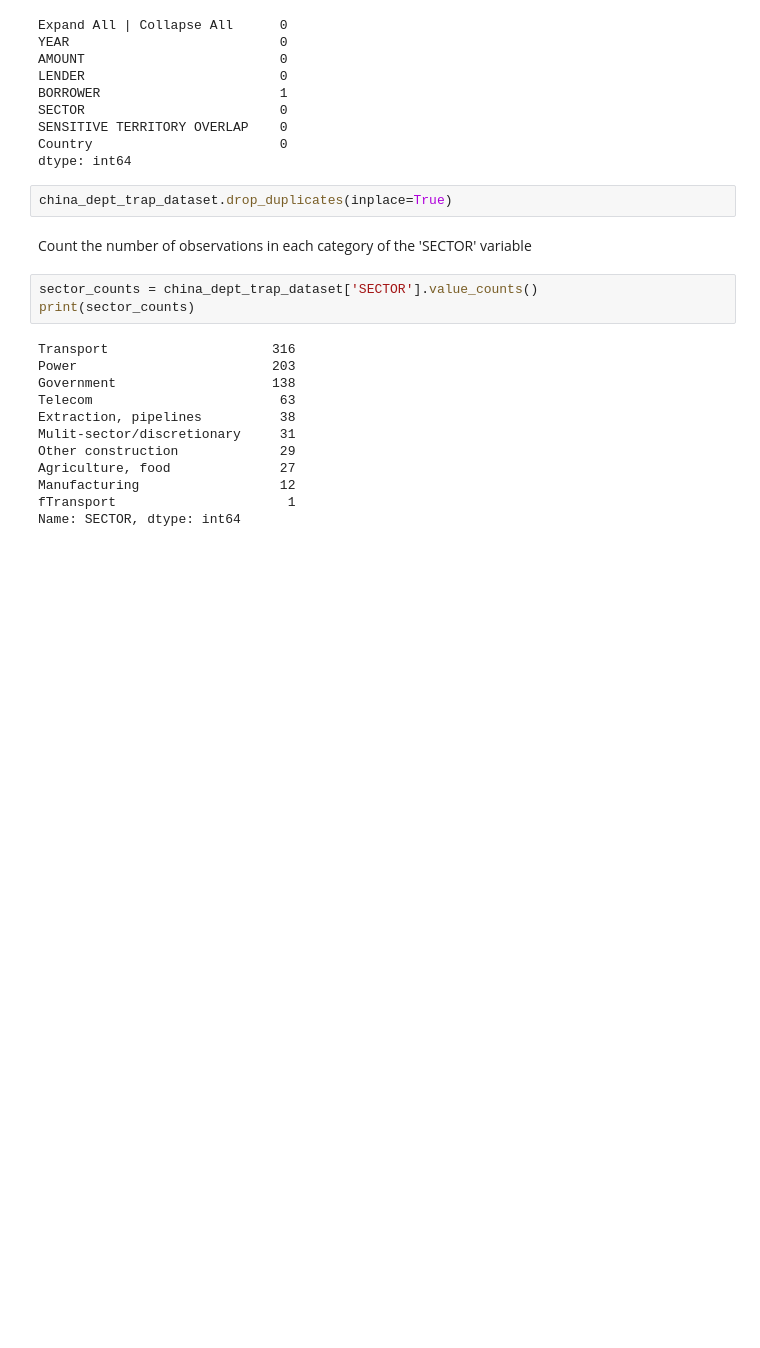
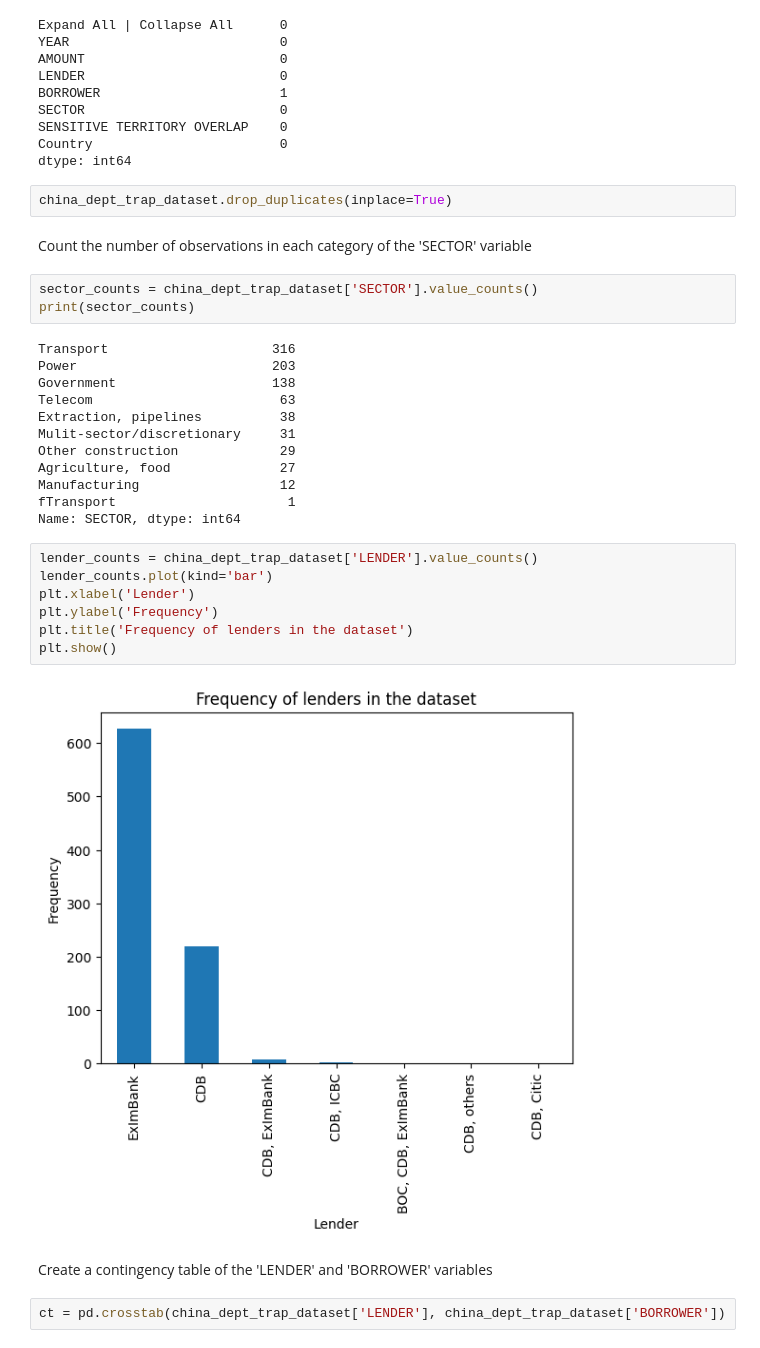
Before and after one commit to Astha2410/china_debt_trap_analysis, a Jupyter notebook: Analysis_1.ipynb, the cells around one changed output. Saved outputs shown, nothing was run; the diff lists cells and outputs as text; blank space fills up the shorter version.

Commit message:
created contingency table and then performed chi-squared test of independence

```diff
--- a/Analysis_1.ipynb
+++ b/Analysis_1.ipynb
@@ -53,3 +54,16 @@ Agriculture, food              27
 Manufacturing                  12
 fTransport                      1
 Name: SECTOR, dtype: int64
+# %%
+lender_counts = china_dept_trap_dataset['LENDER'].value_counts()
+lender_counts.plot(kind='bar')
+plt.xlabel('Lender')
+plt.ylabel('Frequency')
+plt.title('Frequency of lenders in the dataset')
+plt.show()
+# %% [output]
+[figure, added]
+# %% [markdown]
+Create a contingency table of the 'LENDER' and 'BORROWER' variables
+# %%
+ct = pd.crosstab(china_dept_trap_dataset['LENDER'], china_dept_trap_dataset['BORROWER'])
```
Also changed, not shown: parts of 13 cells of this notebook.
